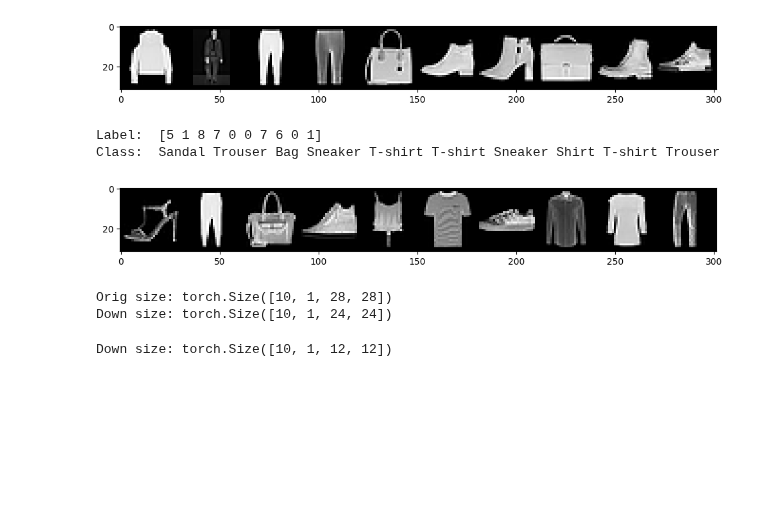
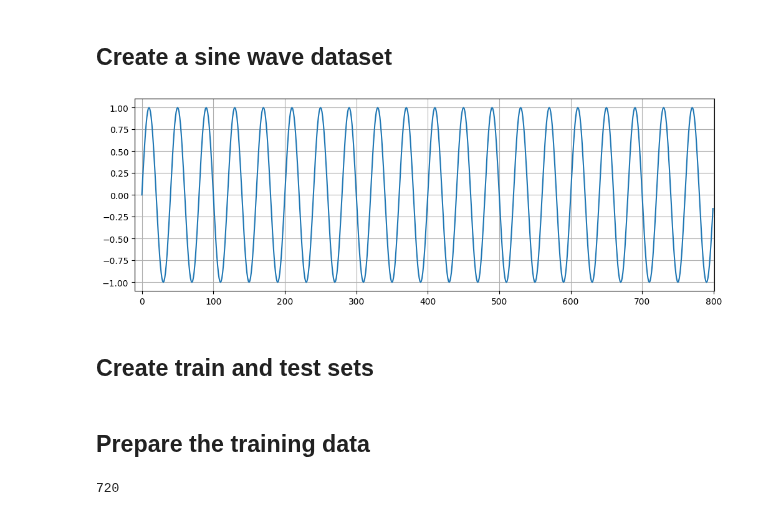
Before and after one commit to gc2321/3546-Deep-Learning, a Jupyter notebook: pytorch/2_1_RNN_sine_wave.ipynb, the cells around one changed output. Cells and saved outputs as stored; diff of their text form; code cells hidden in the pictures; blank space fills up the shorter version.

```diff
--- a/pytorch/2_1_RNN_sine_wave.ipynb
+++ b/pytorch/2_1_RNN_sine_wave.ipynb
@@ -44,42 +14,14 @@ test_loader = DataLoader(test_data, batch_size=10, shuffle=False)
-# %%
-for images,labels in train_loader:
-    break
-
-im = make_grid(images, nrow=10)
-plt.figure(figsize=(12,4))
-
-plt.imshow(np.transpose(im.numpy(), (1, 2, 0)));
-# %% [output]
-[figure, removed]
-# %%
-for images,labels in train_loader:
-    break
-
-print('Label: ', labels.numpy())
-print('Class: ', *np.array([class_names[i] for i in labels]))
-
-im = make_grid(images, nrow=10)
-plt.figure(figsize=(12,4))
-
-plt.imshow(np.transpose(im.numpy(), (1, 2, 0)));
-# %% [output]
-Label:  [5 1 8 7 0 0 7 6 0 1]
-Class:  Sandal Trouser Bag Sneaker T-shirt T-shirt Sneaker Shirt T-shirt Trouser
-[figure, removed]
-# %%
-# If a 28x28 image is passed through a Convolutional layer using a 5x5 filter, a step size of 1, and no padding, what is the resulting matrix size?
-conv = nn.Conv2d(1, 1, 5, 1)
-for x,labels in train_loader:
-    print('Orig size:',x.shape)
-    break
-x = conv(x)
-print('Down size:',x.shape)
-# %% [output]
-Orig size: torch.Size([10, 1, 28, 28])
-Down size: torch.Size([10, 1, 24, 24])
-# %%
-#  If the sample from question 3 is then passed through a 2x2 MaxPooling layer, what is the resulting matrix size?
-x = F.max_pool2d(x, 2, 2)
-print('Down size:',x.shape)
-# %% [output]
-Down size: torch.Size([10, 1, 12, 12])
+# %% [markdown]
+## Create a sine wave dataset
+# %%
+x = torch.linspace(0,799,steps=800)
+y = torch.sin(x*2*3.1416/40)
+
+plt.figure(figsize=(12,4))
+plt.xlim(-10,801)
+plt.grid(True)
+plt.plot(y.numpy());
+# %% [output]
+[figure, added]
+# %% [markdown]
+## Create train and test sets
@@ -85,0 +33,2 @@ Down size: torch.Size([10, 1, 12, 12])
+# %% [markdown]
+## Prepare the training data
@@ -85,0 +44,14 @@ Down size: torch.Size([10, 1, 12, 12])
+# %%
+# From above:
+# test_size = 40
+# train_set = y[:-test_size]
+# test_set = y[-test_size:]
+
+window_size = 40
+
+# Create the training dataset of sequence/label tuples:
+train_data = input_data(train_set,window_size)
+
+len(train_data) # this should equal 760-40
+# %% [output]
+720
```
Also changed, not shown: parts of 18 cells of this notebook.
